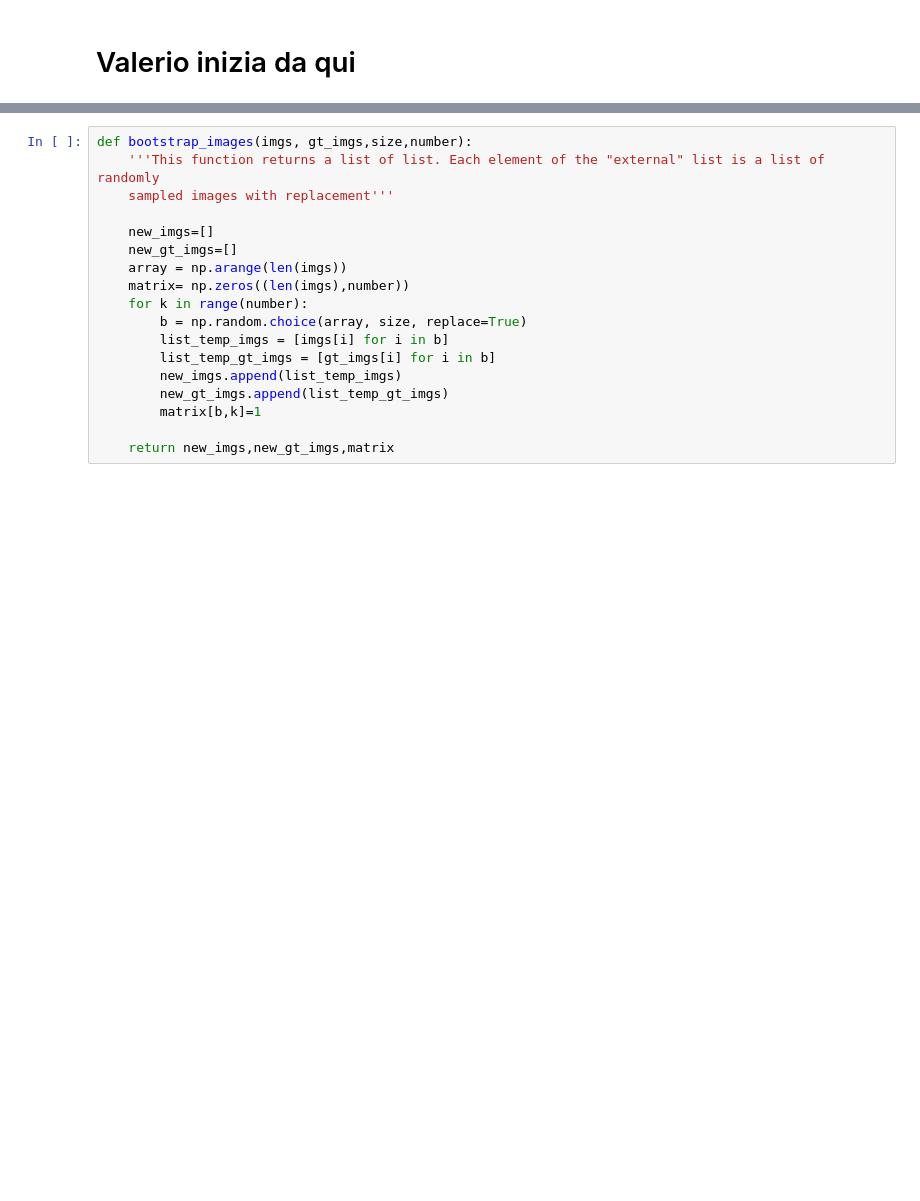
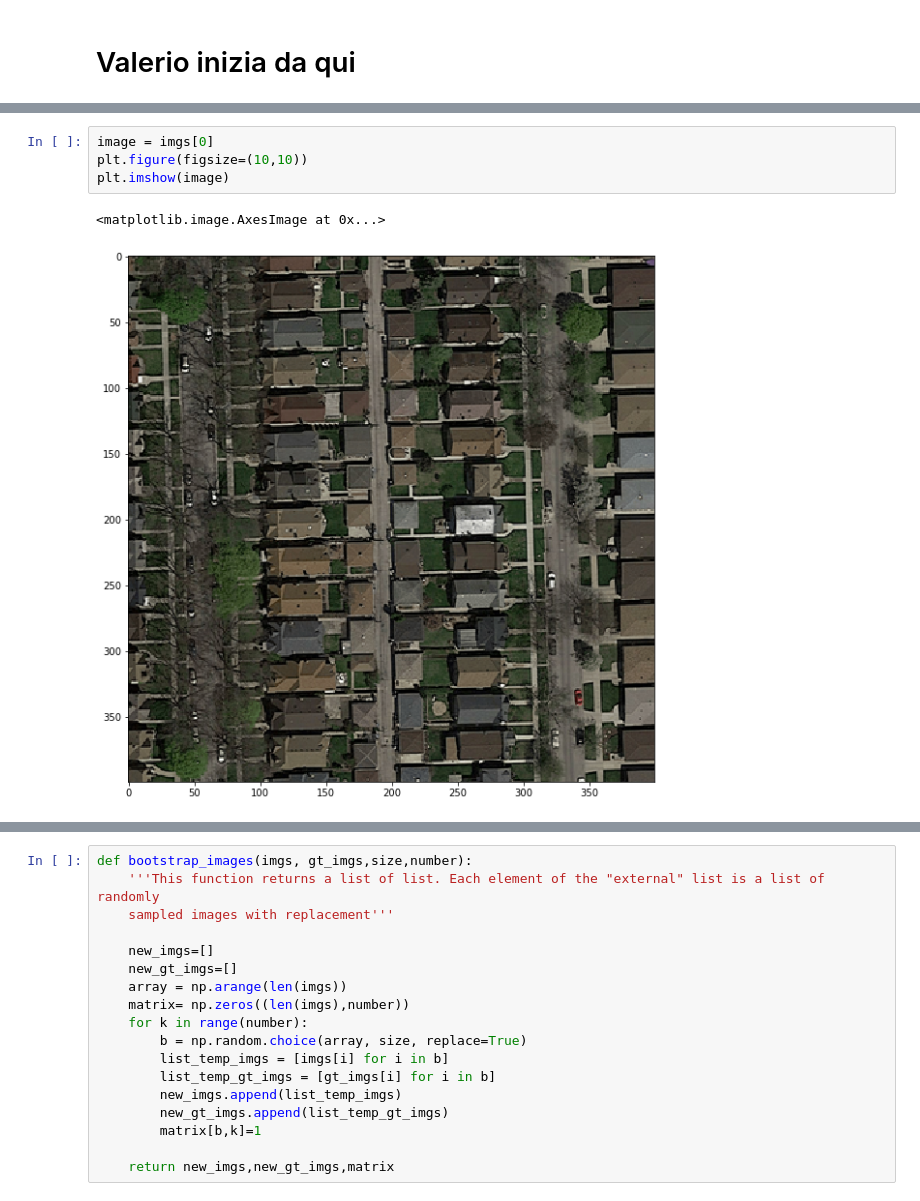
Before and after one commit to diegofiori/ML_RoadSegmentation, a Jupyter notebook: ML_notebook_Diego.ipynb, the cells around one changed output, grey strips where cells are left out. Drawn from its saved outputs; the diff is of its cells as text; blank space fills up the shorter version.

```diff
--- a/ML_notebook_Diego.ipynb
+++ b/ML_notebook_Diego.ipynb
@@ -39,0 +40,7 @@ satImage_001.png
+# %%
+image = imgs[0]
+plt.figure(figsize=(10,10))
+plt.imshow(image)
+# %% [output]
+<matplotlib.image.AxesImage at 0x...>
+[figure, added]
```
Also changed, not shown: parts of 5 cells of this notebook.
